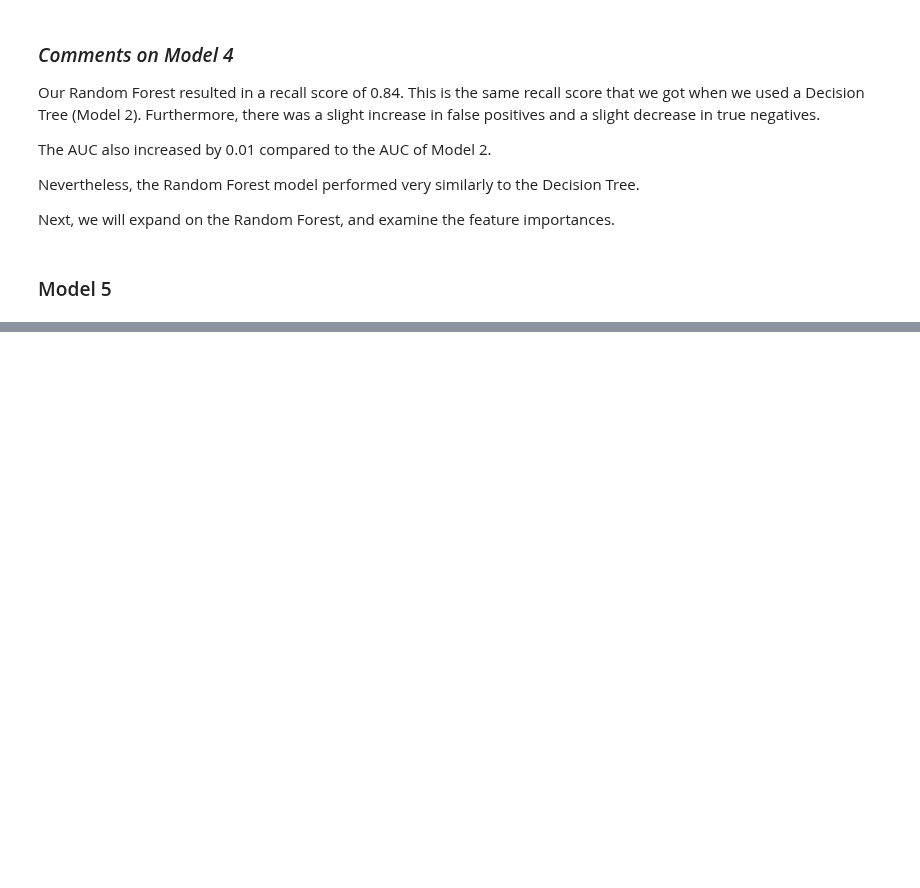
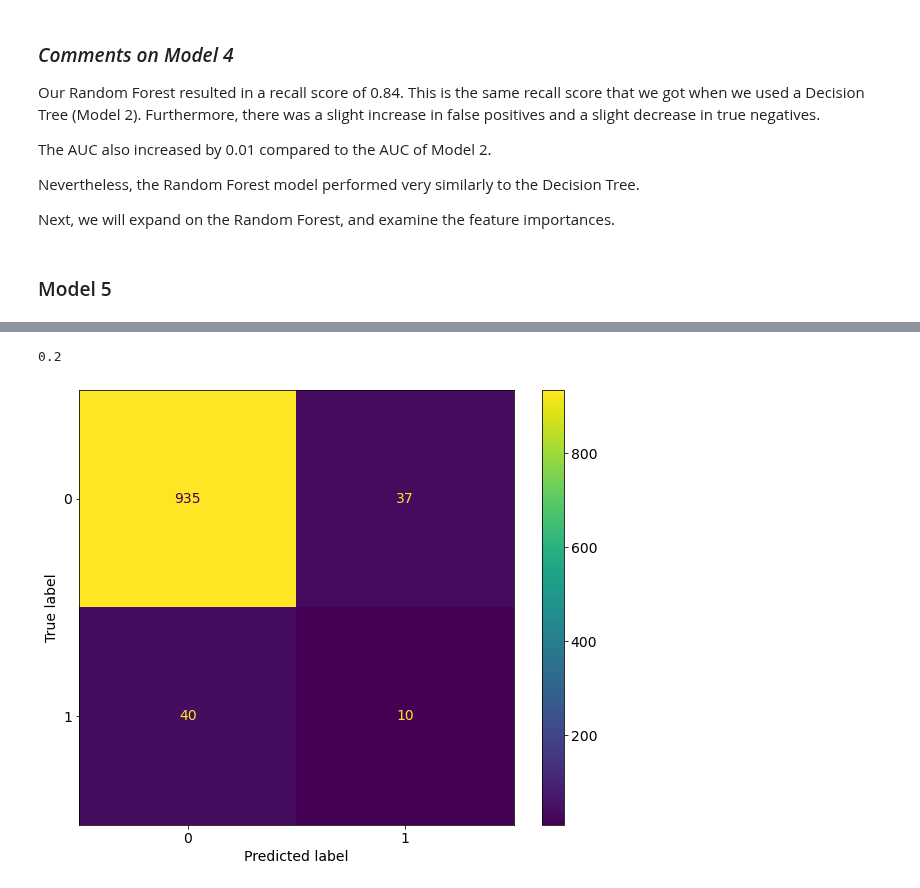
Before and after one commit to jordanate/machine-learning-classification, a Jupyter notebook: jordana_notebook.ipynb, the cells around one changed output, grey strips where cells are left out. Cells and saved outputs as stored; diff of their text form; code cells hidden in the pictures; blank space fills up the shorter version.

```diff
--- a/jordana_notebook.ipynb
+++ b/jordana_notebook.ipynb
@@ -612,15 +608,15 @@ Therefore, this model has been the worst by far.
 Since the Decision Tree performed the best so far, we will utilize a Random Forest model to improve our results.
 # %%
 # Performing a grid search for our random forest
-rf_clf = imbpipeline(steps = [['over', RandomOverSampler(sampling_strategy='minority', random_state = 42)],
-                                ['scaler', StandardScaler()], ['forest', RandomForestClassifier(random_state = 42)]])
+model4_rf_clf = Pipeline(steps = [['over', RandomOverSampler(sampling_strategy='minority', random_state = 42)],
+                                  ['forest', RandomForestClassifier(random_state = 42)]])
 
 rf_params = param_grid = {'forest__criterion': ['gini', 'entropy'],
                           'forest__n_estimators': [50, 150, 200],
                           'forest__min_samples_leaf': [2, 5, 20, 50],
                          'forest__max_depth': [3, 5, 7]}
 
-rf_grid_pipeline = GridSearchCV(estimator = rf_clf, param_grid = rf_params, scoring = 'recall', cv = 5)
+rf_grid_pipeline = GridSearchCV(estimator = model4_rf_clf, param_grid = rf_params, scoring = 'recall', cv = 5)
 
 
 rf_grid_pipeline.fit(X_train, y_train)
@@ -645,15 +640,14 @@ rf_grid_pipeline.best_params_
  'forest__min_samples_leaf': 2,
  'forest__n_estimators': 50}
 # %%
-rf_pipe = imbpipeline(steps = [['over', RandomOverSampler(sampling_strategy='minority', random_state = 42)],
-                               ['scaler', StandardScaler()],
-                               ['forest', RandomForestClassifier(random_state = 42,
+model4_rf_clf = Pipeline(steps = [['over', RandomOverSampler(sampling_strategy='minority', random_state = 42)],
+                                   ['forest', RandomForestClassifier(random_state = 42,
                                                               criterion = 'gini',
                                                               max_depth = 3,
                                                               min_samples_leaf = 2,
                                                               n_estimators = 50
                                                               )]])
-rf_pipe.fit(X_train, y_train)
+model4_rf_clf.fit(X_train, y_train)
 # %% [output]
 Pipeline(steps=[('over',
                  RandomOverSampler(random_state=42,
@@ -700,0 +697,8 @@ Next, we will expand on the Random Forest, and examine the feature importances.
+# %%
+## base
+xgb = XGBClassifier()
+
+xgb.fit(X_train, y_train)
+preds = xgb.predict(X_test)
+print(xgb.score(X_test,y_test))
+print(recall_score(y_test, preds))
@@ -700,0 +718,17 @@ Next, we will expand on the Random Forest, and examine the feature importances.
+# %%
+# Instantiate XGBClassifier
+
+model5_xgb_clf = Pipeline(steps = [['over', RandomOverSampler(sampling_strategy='minority', random_state = 42)],
+                                ['xgb', XGBClassifier(random_state = 42)]])
+
+# xgb_params = {
+#     'xgb__gamma': [0.5, 1, 1.5, 2, 5],
+#     'xgb__learning_rate': [0.1, 0.2],
+#     'xgb__max_depth': [3, 5, 7],
+#     'xgb__min_child_weight': [1, 5, 10],
+#     'xgb__n_estimators': [50,65,80,100,115,130,150],
+# }
+
+# xgb_grid = GridSearchCV(estimator = model5_xgb_clf, param_grid = xgb_params, scoring = 'recall', cv = 5)
+
+model5_xgb_clf.fit(X_train, y_train)
@@ -701 +766,13 @@ Next, we will expand on the Random Forest, and examine the feature importances.
+# %%
+model5_xgb_recall = recall_score(y_test, y_xgb_pred)
+model5_xgb_recall
+# %% [output]
+0.2
+# %%
+# Creating a confusion matrix
+fig, ax = plt.subplots(figsize = (10, 8))
+plt.rcParams.update({'font.size': 14})
+plot_confusion_matrix(model5_xgb_clf, X_test, y_test, ax=ax);
+# %% [output]
+[figure, added]
 # %%
```
Also changed, not shown: parts of 33 cells of this notebook.
